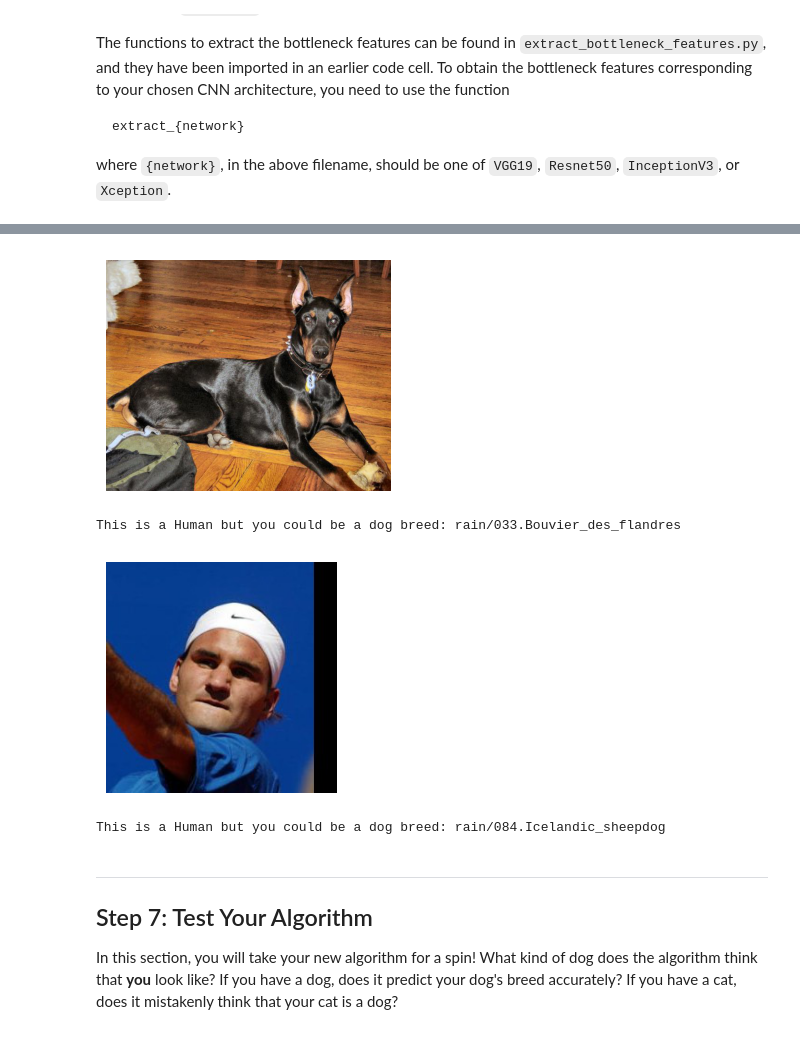
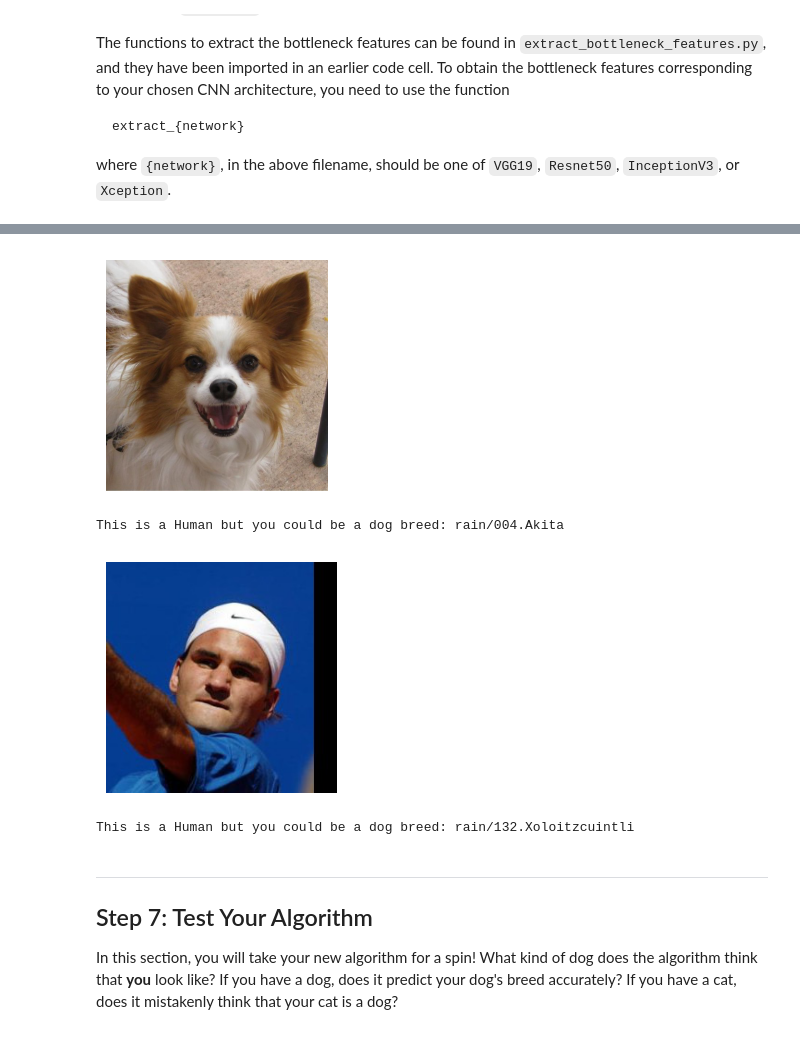
Before and after one commit to mafda/dog_breed_classifier, a Jupyter notebook: src/dog_app.ipynb, the cells around one changed output, grey strips where cells are left out. Saved outputs shown, nothing was run; the diff lists cells and outputs as text; code cells hidden in the pictures.

Commit message:
test in new images

```diff
--- a/src/dog_app.ipynb
+++ b/src/dog_app.ipynb
@@ -1064,6 +1060,16 @@ This photo looks like an Afghan Hound.
 ### Feel free to use as many code cells as needed.
 
 def display_img(img_path):
+    """
+    Displays an image from the provided path using OpenCV and Matplotlib.
+
+    This function reads the image from the given file path, converts it to RGB
+    format (since OpenCV loads images in BGR format), and then displays it
+    using Matplotlib with the axis turned off.
+
+    Args:
+        img_path (str): Path to the image file.
+    """
     img = cv2.imread(img_path)
     cv_rgb = cv2.cvtColor(img, cv2.COLOR_BGR2RGB)
     plt.figure(figsize=(5, 3))
@@ -1071,26 +1077,46 @@ def display_img(img_path):
     plt.axis('off')
     plt.show()
 
+
 def predict_breed(img_path):
+    """
+    Predicts whether the image is a dog, human, or neither, and predicts the
+    corresponding dog breed if applicable.
+
+    This function first displays the image, then checks if the image contains
+    a dog or a human face. If it's a dog, it predicts the dog's breed. If it's
+    a human, it suggests what dog breed the person might resemble. If neither
+    a dog nor a human is detected, it returns a message indicating that.
+
+    Args:
+        img_path (str): Path to the image file.
+
+    Returns:
+        None: Outputs a message indicating the detection result and predicted
+        dog breed.
+    """
     display_img(img_path)
+
     if dog_detector(img_path):
-        return print(f"This is a Dog with a chance of being of the breed: {Xception_predict_breed(img_path)}")
+        return print(f"This is a Dog with a chance of being of the breed: "
+                     f"{Xception_predict_breed(img_path)}")
 
     if face_detector(img_path):
-        return print(f'This is a Human but you could be a dog breed: {Xception_predict_breed(img_path)}')
+        return print(f'This is a Human but you could be a dog breed: '
+                     f'{Xception_predict_breed(img_path)}')
 
     else:
         return print(f'This is neither dog nor human.')
 # %%
-predict_breed(test_files[1])
+predict_breed(test_files[2])
 # %% [output]
-[figure, old version]
+[figure, new version]
-This is a Human but you could be a dog breed: rain/033.Bouvier_des_flandres
+This is a Human but you could be a dog breed: rain/004.Akita
 # %%
 predict_breed(human_files_short[1])
 # %% [output]
 [figure]
-This is a Human but you could be a dog breed: rain/084.Icelandic_sheepdog
+This is a Human but you could be a dog breed: rain/132.Xoloitzcuintli
 # %% [markdown]
 ---
 <a id='step7'></a>
```
Also changed, not shown: parts of 13 cells of this notebook.
